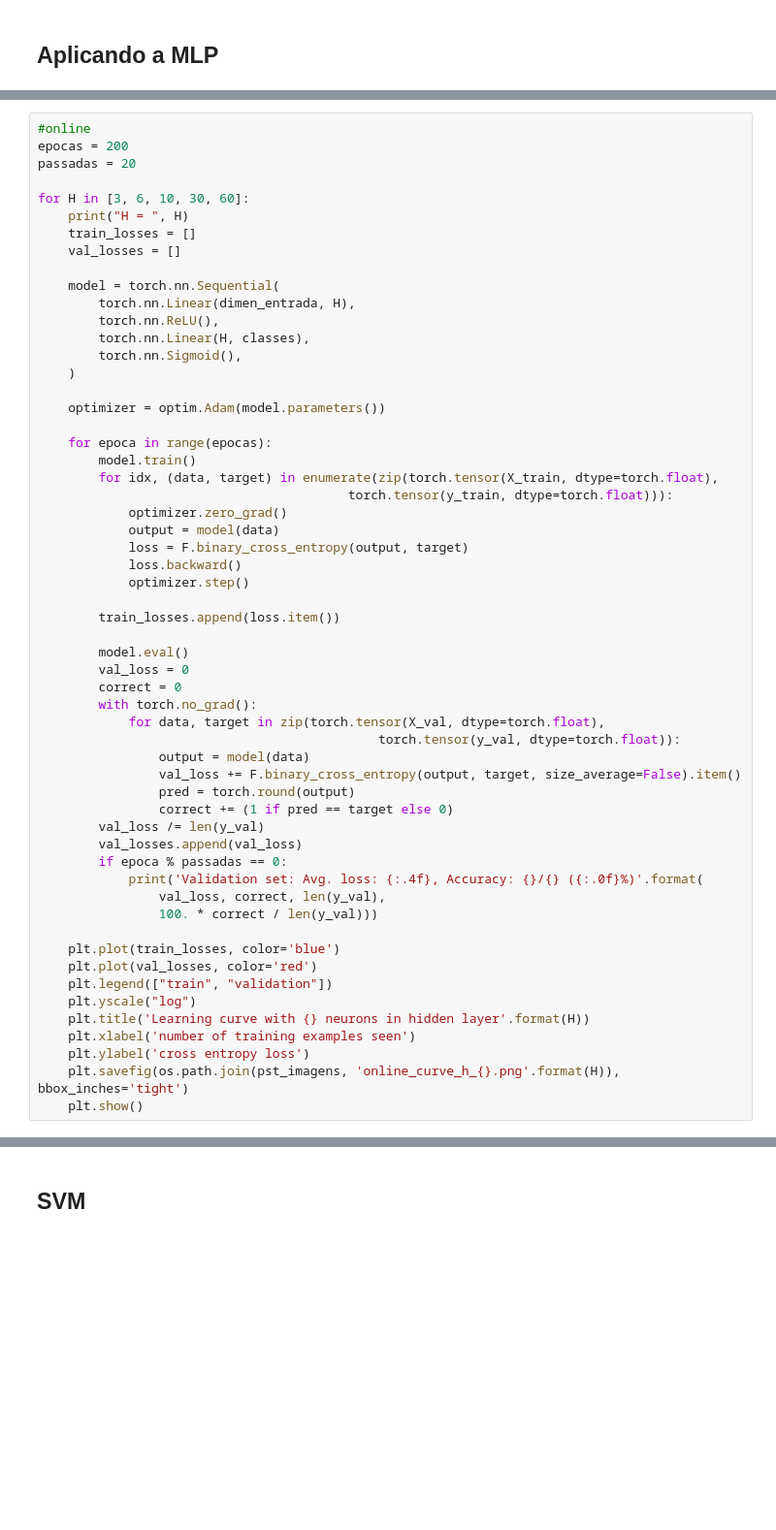
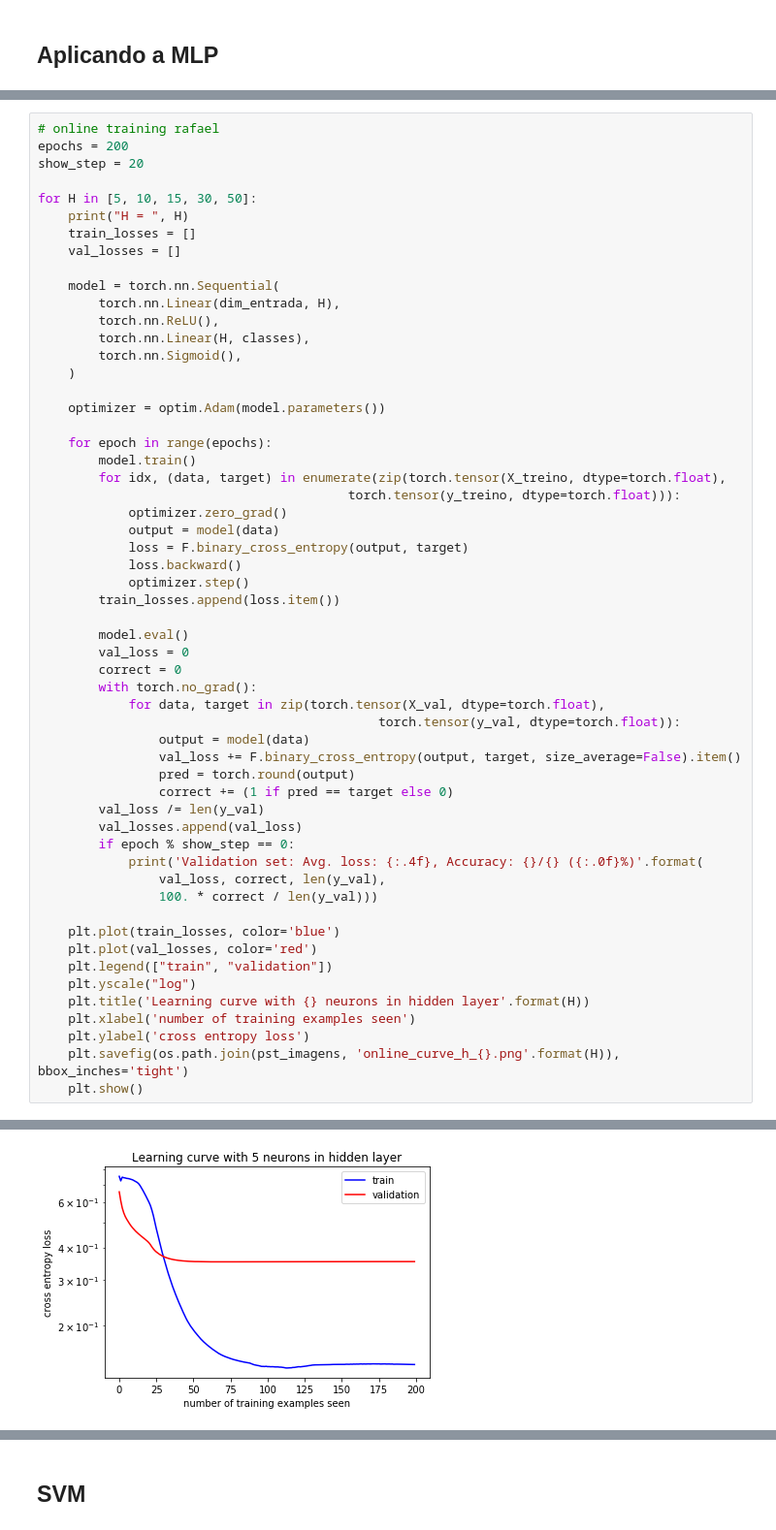
Before and after one commit to jimitogni/ia006, a Jupyter notebook: list3/EFC3.ipynb, the cells around one changed output, grey strips where cells are left out. Shown at 97% size. Saved outputs shown, nothing was run; the diff lists cells and outputs as text; blank space fills up the shorter version.

```diff
--- a/list3/EFC3.ipynb
+++ b/list3/EFC3.ipynb
@@ -154,15 +300,15 @@ KeyboardInterrupt:
 # %%
-#online
-epocas = 200
-passadas = 20
+# online training rafael
+epochs = 200
+show_step = 20
 
-for H in [3, 6, 10, 30, 60]:
+for H in [5, 10, 15, 30, 50]:
     print("H = ", H)
     train_losses = []
     val_losses = []
 
     model = torch.nn.Sequential(
-        torch.nn.Linear(dimen_entrada, H),
+        torch.nn.Linear(dim_entrada, H),
         torch.nn.ReLU(),
         torch.nn.Linear(H, classes),
         torch.nn.Sigmoid(),
@@ -170,16 +316,15 @@ for H in [3, 6, 10, 30, 60]:
 
     optimizer = optim.Adam(model.parameters())
 
-    for epoca in range(epocas):
+    for epoch in range(epochs):
         model.train()
-        for idx, (data, target) in enumerate(zip(torch.tensor(X_train, dtype=torch.float),
-                                         torch.tensor(y_train, dtype=torch.float))):
+        for idx, (data, target) in enumerate(zip(torch.tensor(X_treino, dtype=torch.float),
+                                         torch.tensor(y_treino, dtype=torch.float))):
             optimizer.zero_grad()
             output = model(data)
             loss = F.binary_cross_entropy(output, target)
             loss.backward()
             optimizer.step()
-
         train_losses.append(loss.item())
 
         model.eval()
@@ -194,7 +339,7 @@ for H in [3, 6, 10, 30, 60]:
                 correct += (1 if pred == target else 0)
         val_loss /= len(y_val)
         val_losses.append(val_loss)
-        if epoca % passadas == 0:
+        if epoch % show_step == 0:
             print('Validation set: Avg. loss: {:.4f}, Accuracy: {}/{} ({:.0f}%)'.format(
                 val_loss, correct, len(y_val),
                 100. * correct / len(y_val)))
@@ -208,3 +353,4 @@ for H in [3, 6, 10, 30, 60]:
     plt.ylabel('cross entropy loss')
     plt.savefig(os.path.join(pst_imagens, 'online_curve_h_{}.png'.format(H)), bbox_inches='tight')
     plt.show()
+# %% [output]
@@ -210,0 +368 @@ for H in [3, 6, 10, 30, 60]:
+[figure, added]
```
Also changed, not shown: parts of 15 cells of this notebook, 19 other files.
